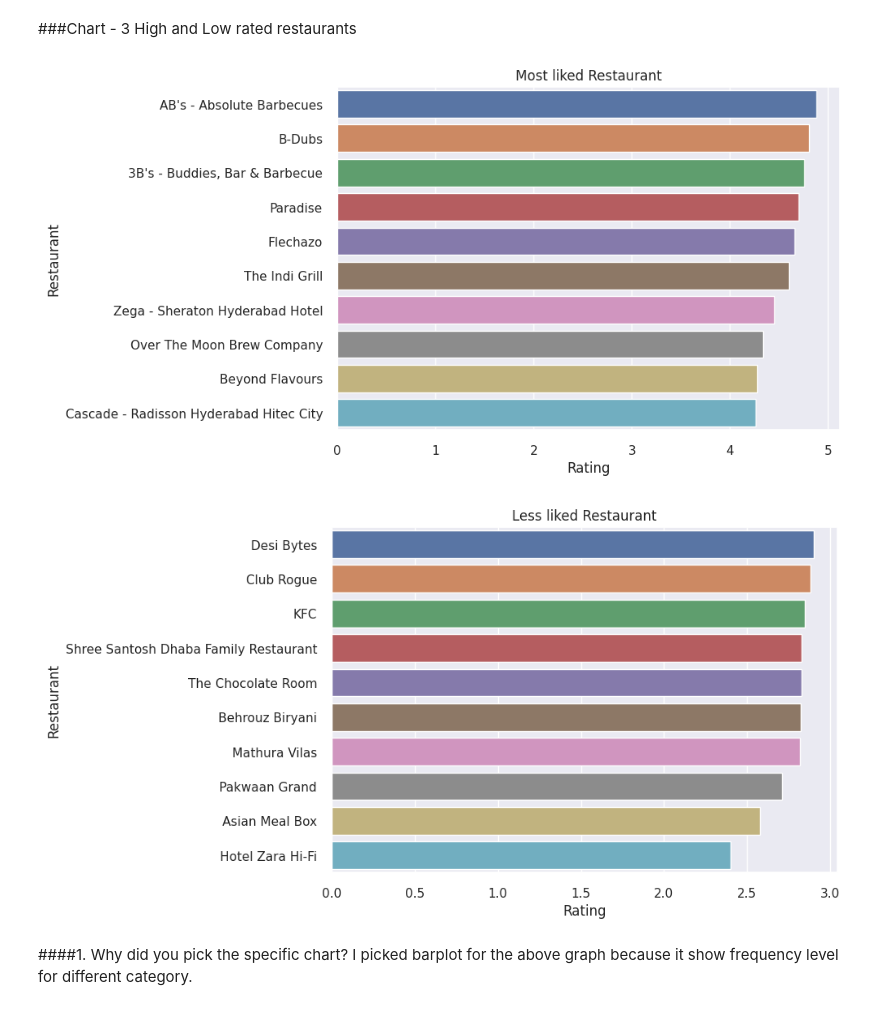
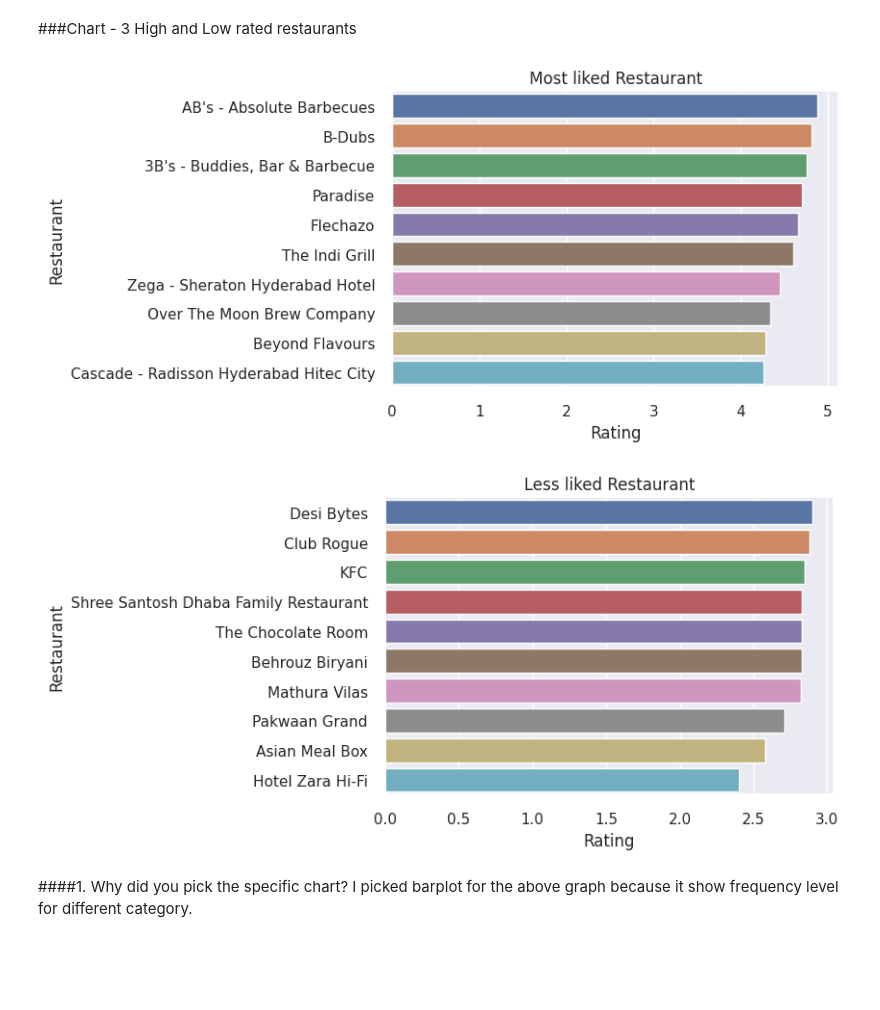
Before and after one commit to ErSangram/capstone_03_Zomato_Restaurant_Clustering_And_Analysis, a Jupyter notebook: Zomato_Restaurant_Clustering_And_Sentiment_Analysis.ipynb, the cells around one changed output. Cells and saved outputs as stored; diff of their text form; code cells hidden in the pictures; blank space fills up the shorter version.

```diff
--- a/Zomato_Restaurant_Clustering_And_Sentiment_Analysis.ipynb
+++ b/Zomato_Restaurant_Clustering_And_Sentiment_Analysis.ipynb
@@ -437,20 +525,20 @@ Yes. We found that less number of different types of available cuisines may affe
 # %%
 ratings_and_prices = zomato_df.groupby('Restaurant').agg({'Rating':'mean', 'Cost': 'mean'}).reset_index().rename(columns = {'Cost': 'Cosing'})
 ratings_df = ratings_and_prices.sort_values('Rating', ascending = False)
-# plt.rcParams['figure.figsize']= (6,4)
+plt.rcParams['figure.figsize']= (6,4)
 
 # visualization code for most liked
 sns.barplot(data = ratings_df[:10], x = 'Rating', y = 'Restaurant')
 plt.title('Most liked Restaurant')
 plt.show()
 
 #chart for less liked hotels
 sns.barplot(data = ratings_df[-10:], x = 'Rating', y = 'Restaurant')
 plt.title('Less liked Restaurant')
 plt.show()
 # %% [output]
-[figure, old version]
+[figure, new version]
-[figure, old version]
+[figure, new version]
 # %% [markdown]
 ####1. Why did you pick the specific chart?
   I picked barplot for the above graph because it show frequency level for different category.
```
Also changed, not shown: parts of 46 cells of this notebook.
